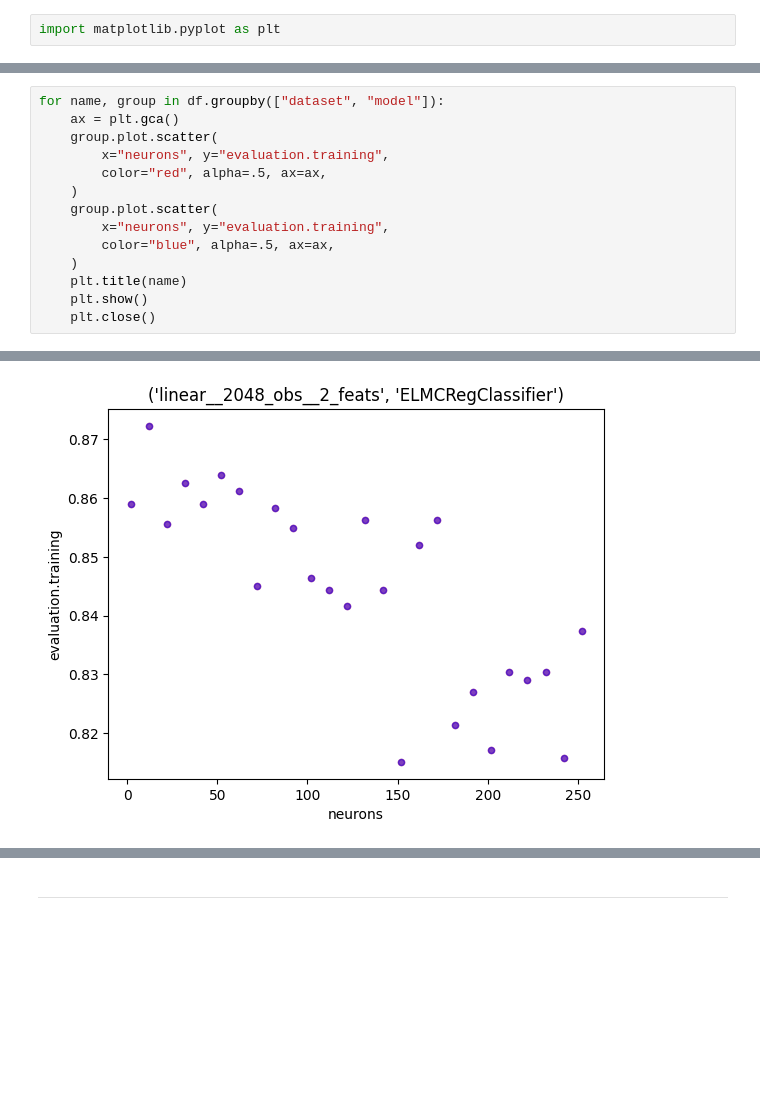
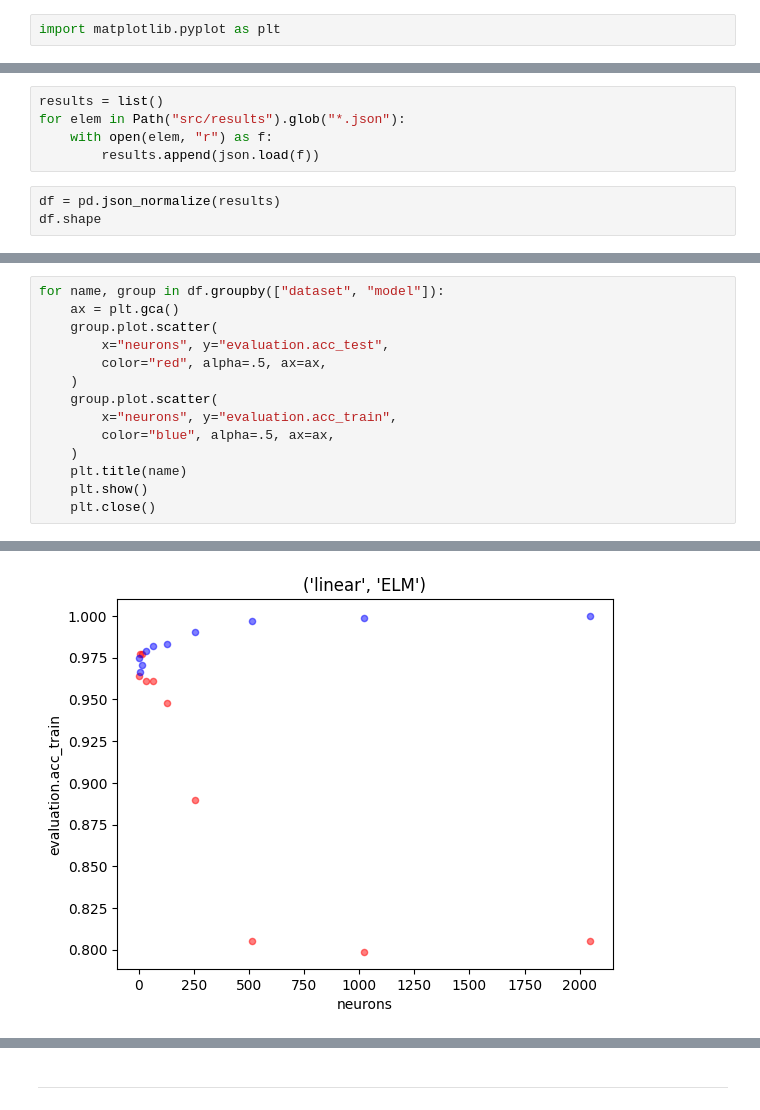
Before and after one commit to vmgustavo/202202-UFMG-RNA, a Jupyter notebook: paper01/visualize.ipynb, the cells around one changed output, grey strips where cells are left out. Drawn from its saved outputs; the diff is of its cells as text; blank space fills up the shorter version.

```diff
--- a/paper01/visualize.ipynb
+++ b/paper01/visualize.ipynb
@@ -8,0 +11,8 @@ df = pd.read_csv(max(Path("./src").glob("results__*.csv")))
+# %%
+results = list()
+for elem in Path("src/results").glob("*.json"):
+    with open(elem, "r") as f:
+        results.append(json.load(f))
+# %%
+df = pd.json_normalize(results)
+df.shape
@@ -19,11 +31,11 @@ df.sort_values("evaluation.training").head()
 for name, group in df.groupby(["dataset", "model"]):
     ax = plt.gca()
     group.plot.scatter(
-        x="neurons", y="evaluation.training",
+        x="neurons", y="evaluation.acc_test",
         color="red", alpha=.5, ax=ax,
     )
     group.plot.scatter(
-        x="neurons", y="evaluation.training",
+        x="neurons", y="evaluation.acc_train",
         color="blue", alpha=.5, ax=ax,
     )
     plt.title(name)
@@ -36 +48 @@ for name, group in df.groupby(["dataset", "model"]):
-[figure, old version]
+[figure, new version]
```
Also changed, not shown: parts of 6 cells of this notebook, 4 other files.
